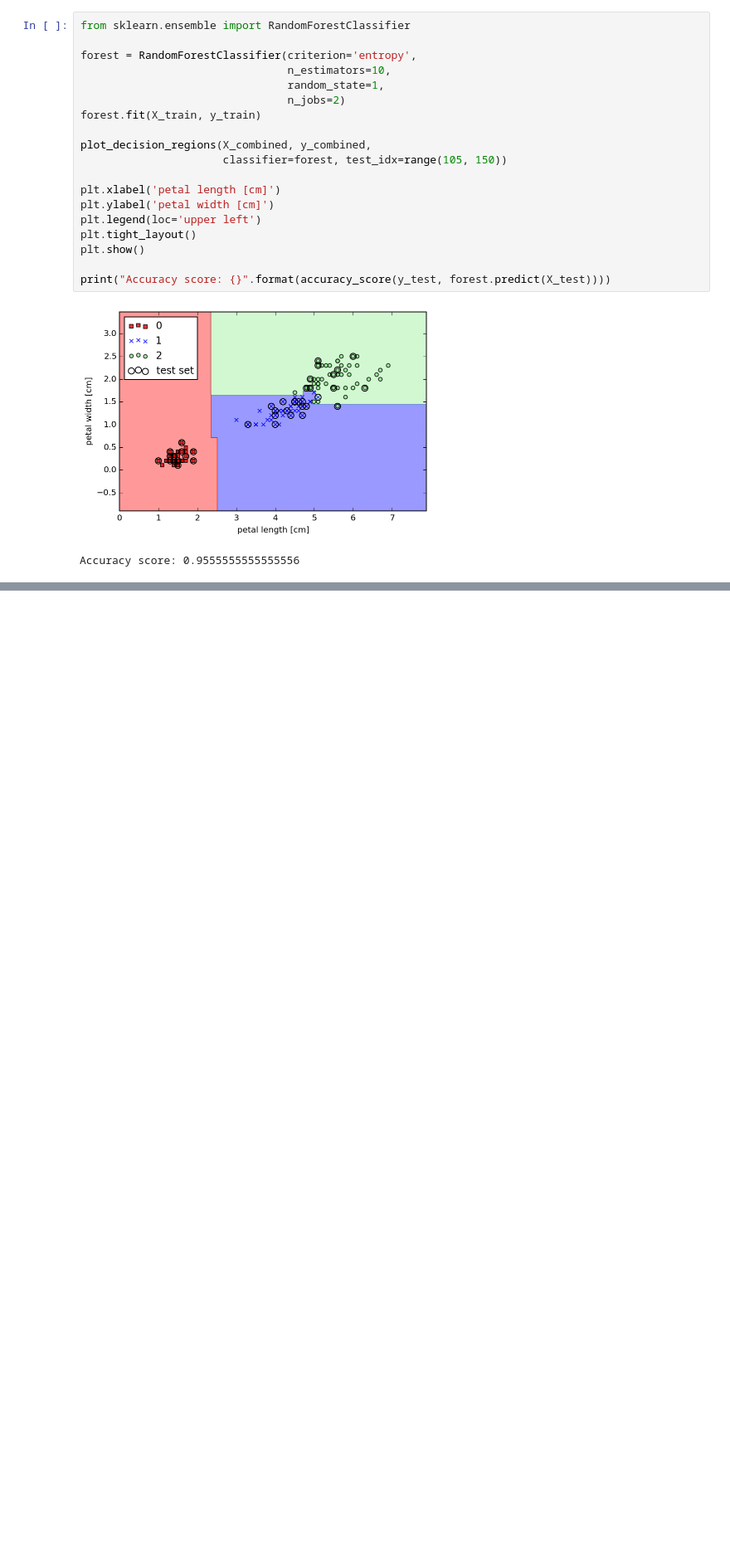
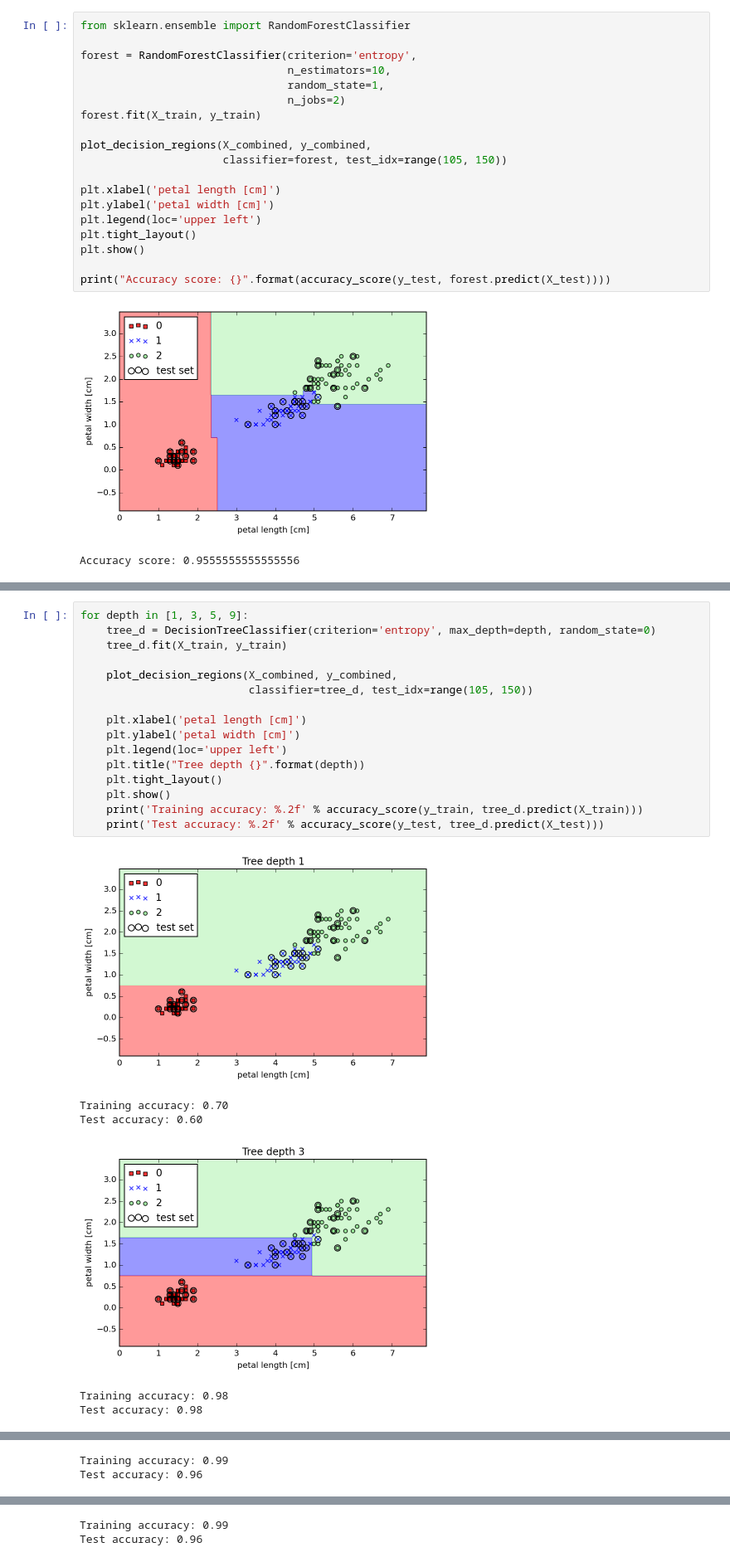
Before and after one commit to krosaen/ml-study, a Jupyter notebook: python-ml-book/ch03/ch03.ipynb, the cells around one changed output, grey strips where cells are left out. Shown at 83% size. Cells and saved outputs as stored; diff of their text form; blank space fills up the shorter version.

```diff
--- a/python-ml-book/ch03/ch03.ipynb
+++ b/python-ml-book/ch03/ch03.ipynb
@@ -650,0 +655,23 @@ Accuracy score: 0.9555555555555556
+# %%
+for depth in [1, 3, 5, 9]:
+    tree_d = DecisionTreeClassifier(criterion='entropy', max_depth=depth, random_state=0)
+    tree_d.fit(X_train, y_train)
+
+    plot_decision_regions(X_combined, y_combined,
+                          classifier=tree_d, test_idx=range(105, 150))
+
+    plt.xlabel('petal length [cm]')
+    plt.ylabel('petal width [cm]')
+    plt.legend(loc='upper left')
+    plt.title("Tree depth {}".format(depth))
+    plt.tight_layout()
+    plt.show()
+    print('Training accuracy: %.2f' % accuracy_score(y_train, tree_d.predict(X_train)))
+    print('Test accuracy: %.2f' % accuracy_score(y_test, tree_d.predict(X_test)))
+# %% [output]
+[figure, added]
+Training accuracy: 0.70
+Test accuracy: 0.60
+[figure, added]
+Training accuracy: 0.98
+Test accuracy: 0.98
@@ -650,0 +679,2 @@ Accuracy score: 0.9555555555555556
+Training accuracy: 0.99
+Test accuracy: 0.96
@@ -650,0 +682,2 @@ Accuracy score: 0.9555555555555556
+Training accuracy: 0.99
+Test accuracy: 0.96
```
Also changed, not shown: parts of 4 cells of this notebook.
